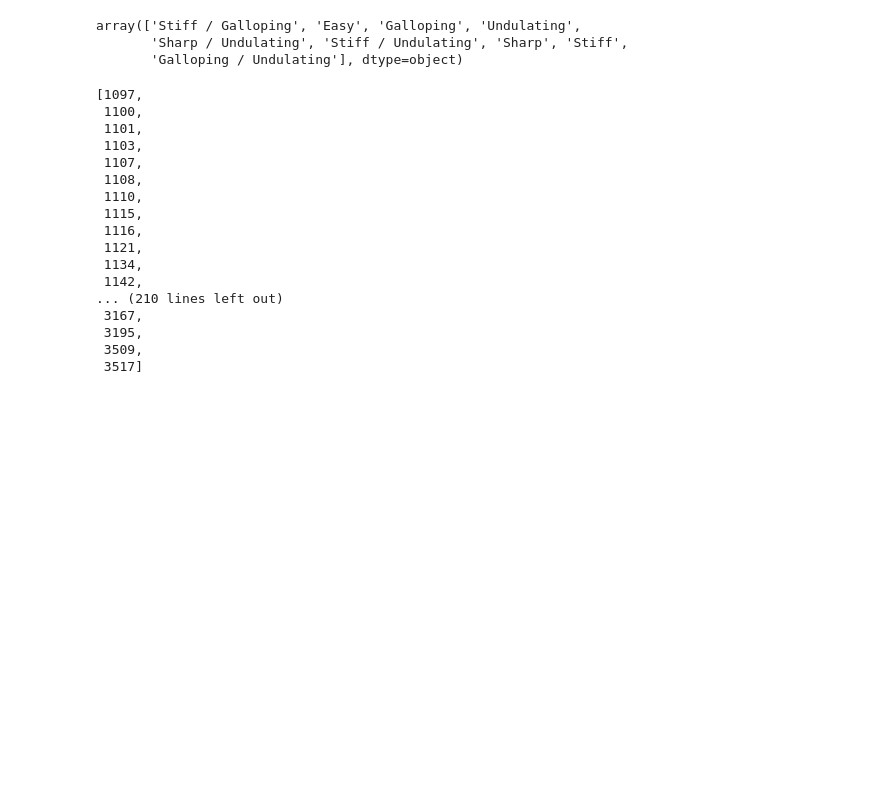
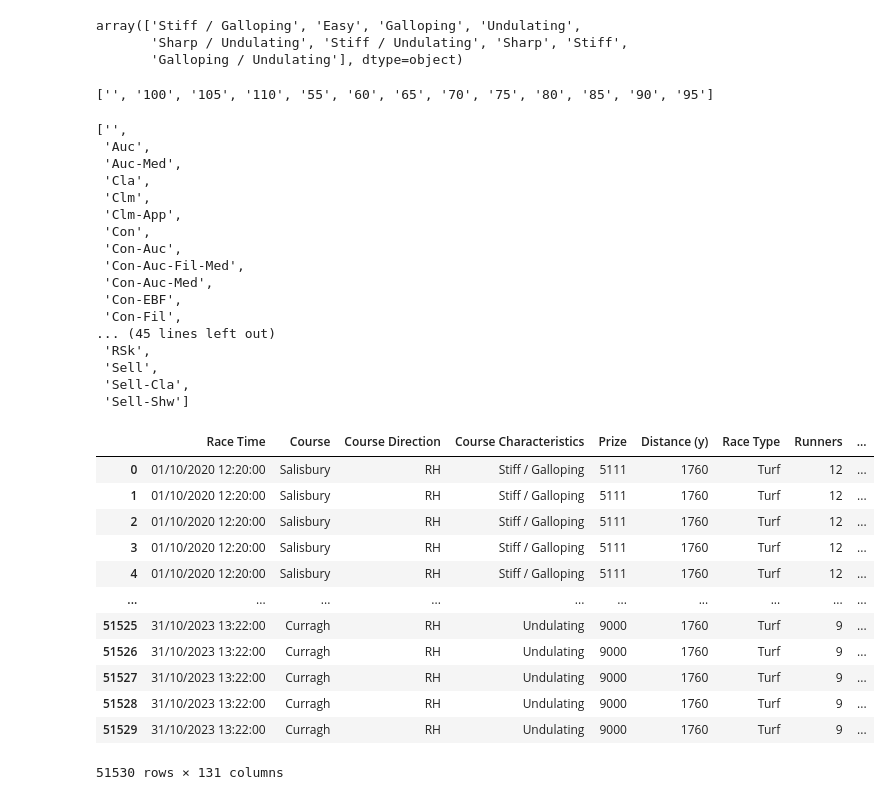
Before and after one commit to andrewbarwise/horse_trading, a Jupyter notebook: notebooks/analysis.ipynb, the cells around one changed output. Cells and saved outputs as stored; diff of their text form; code cells hidden in the pictures; blank space fills up the shorter version.

```diff
--- a/notebooks/analysis.ipynb
+++ b/notebooks/analysis.ipynb
@@ -64,27 +64,62 @@ characteristics
 array(['Stiff / Galloping', 'Easy', 'Galloping', 'Undulating',
        'Sharp / Undulating', 'Stiff / Undulating', 'Sharp', 'Stiff',
        'Galloping / Undulating'], dtype=object)
+# %%
+handicap = df['Handicap Limit'].unique()
+handicap = sorted(handicap)
+
+handicap
+# %% [output]
+['', '100', '105', '110', '55', '60', '65', '70', '75', '80', '85', '90', '95']
 # %%
-# unique race distances in the data set
-distance = df['Distance (y)'].unique()
+# unique race classifications in the data set
+distance = df['Classifications'].unique()
 distance = sorted(distance)
 
 distance
 # %% [output]
-[1097,
- 1100,
- 1101,
- 1103,
- 1107,
- 1108,
- 1110,
- 1115,
- 1116,
- 1121,
- 1134,
- 1142,
-... (210 lines left out)
- 3167,
- 3195,
- 3509,
- 3517]
+['',
+ 'Auc',
+ 'Auc-Med',
+ 'Cla',
+ 'Clm',
+ 'Clm-App',
+ 'Con',
+ 'Con-Auc',
+ 'Con-Auc-Fil-Med',
+ 'Con-Auc-Med',
+ 'Con-EBF',
+ 'Con-Fil',
+... (45 lines left out)
+ 'RSk',
+ 'Sell',
+ 'Sell-Cla',
+ 'Sell-Shw']
+# %%
+bins = [800, 1000, 1200, 1400, 1600, 1800, 2000, 2200, 2400, 2600,
+        2800, 3000, 3200, 3400, 3600, 3800, 4000]
+
+df['distance_bucket'] = pd.cut(df['Distance (y)'], bins = bins,
+                               labels=['800-1000', '1000-1200', '1200-1400', '1400-1600', '1600-1800', '1800-2000',
+                                       '2000-2200', '2200-2400', '2400-2600', '2600-2800', '2800-3000',
+                                       '3000-3200', '3200-3400', '3400-3600', '3600-3800', '3800-4000'])
+# %%
+df['evening_morning_price'] = (df['Morning Price'] / df['Evening Price'])
+
+df['breakfast_morning_price'] = (df['Morning Price'] / df['Breakfast Price'])
+# %%
+df
+# %% [output]
+|  | Race Time | Course | Course Direction | Course Characteristics | Prize | Distance (y) | Race Type | Runners | ... |
+| 0 | 01/10/2020 12:20:00 | Salisbury | RH | Stiff / Galloping | 5111 | 1760 | Turf | 12 | ... |
+| 1 | 01/10/2020 12:20:00 | Salisbury | RH | Stiff / Galloping | 5111 | 1760 | Turf | 12 | ... |
+| 2 | 01/10/2020 12:20:00 | Salisbury | RH | Stiff / Galloping | 5111 | 1760 | Turf | 12 | ... |
+| 3 | 01/10/2020 12:20:00 | Salisbury | RH | Stiff / Galloping | 5111 | 1760 | Turf | 12 | ... |
+| 4 | 01/10/2020 12:20:00 | Salisbury | RH | Stiff / Galloping | 5111 | 1760 | Turf | 12 | ... |
+| ... | ... | ... | ... | ... | ... | ... | ... | ... | ... |
+| 51525 | 31/10/2023 13:22:00 | Curragh | RH | Undulating | 9000 | 1760 | Turf | 9 | ... |
+| 51526 | 31/10/2023 13:22:00 | Curragh | RH | Undulating | 9000 | 1760 | Turf | 9 | ... |
+| 51527 | 31/10/2023 13:22:00 | Curragh | RH | Undulating | 9000 | 1760 | Turf | 9 | ... |
+| 51528 | 31/10/2023 13:22:00 | Curragh | RH | Undulating | 9000 | 1760 | Turf | 9 | ... |
+| 51529 | 31/10/2023 13:22:00 | Curragh | RH | Undulating | 9000 | 1760 | Turf | 9 | ... |
+51530 rows × 131 columns
```
